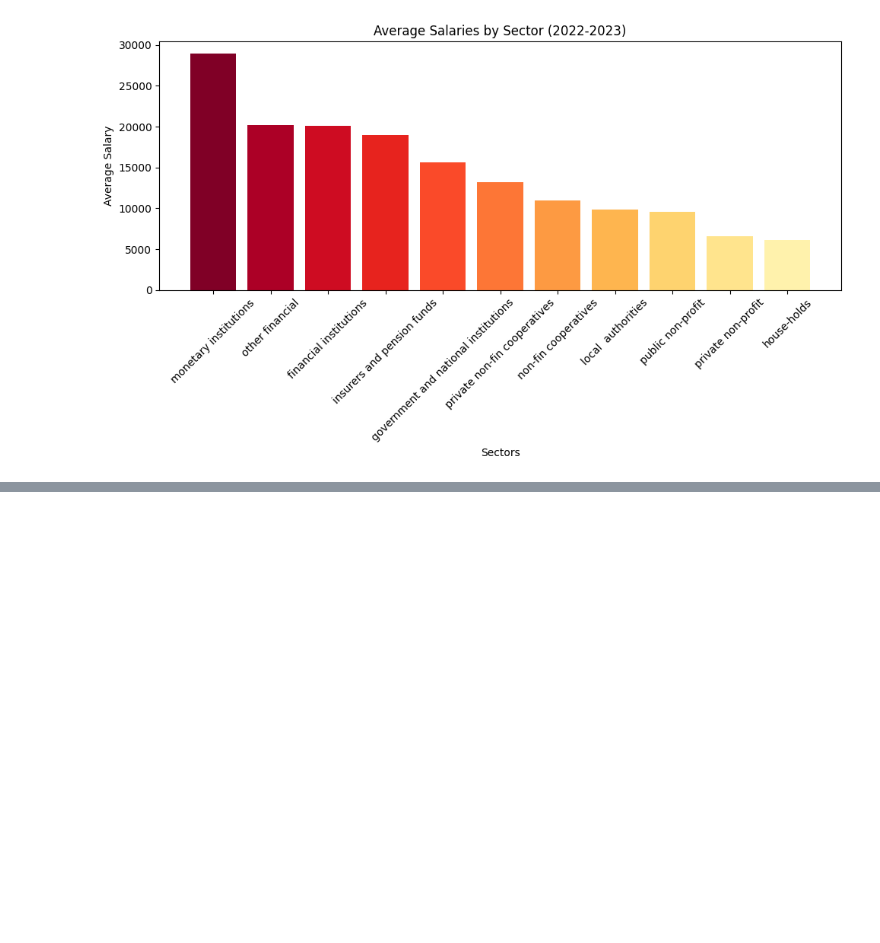
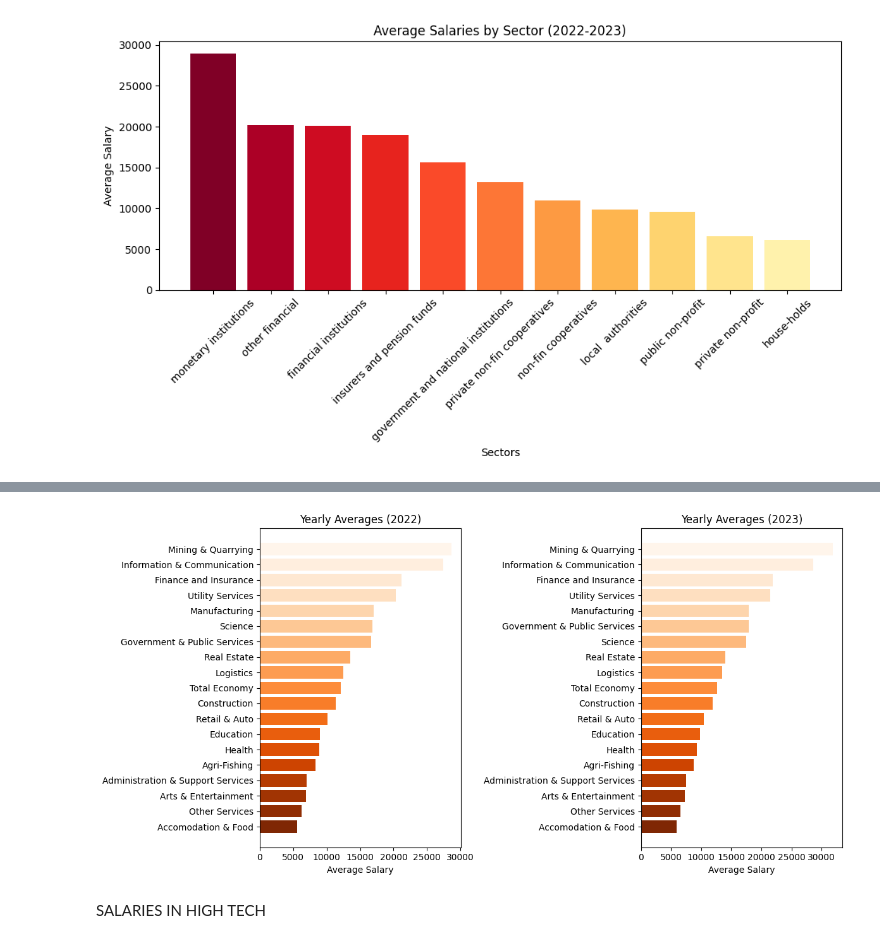
Before and after one commit to LeiaRz/Employment-and-wages-23, a Jupyter notebook: salary_stat_summary.ipynb, the cells around one changed output, grey strips where cells are left out. Cells and saved outputs as stored; diff of their text form; code cells hidden in the pictures; blank space fills up the shorter version.

```diff
--- a/salary_stat_summary.ipynb
+++ b/salary_stat_summary.ipynb
@@ -166,6 +162,11 @@ print(non_isr.columns.tolist())
 # %% [output]
 ['Date', 'Other', 'Health Care', 'Employment activities', 'Accomodation & Food', 'Construction', 'Agri-Fishing']
 # %%
+non_isr['Date'] = pd.to_datetime(non_isr['Date'], format='%B, %Y')
+
+non_isr_2020 = non_isr[non_isr['Date'].dt.year == 2020]
+non_isr_2021 = non_isr[non_isr['Date'].dt.year == 2021]
+non_isr_2022 = non_isr[non_isr['Date'].dt.year == 2022]
 
 # Calculating yearly averages
 nonisr_averages_2020 = non_isr_2020[['Other', 'Health Care', 'Employment activities', 'Accomodation & Food', 'Construction', 'Agri-Fishing']].mean().round(2)
@@ -287,0 +381,40 @@ plt.show()
+# %%
+# Comparing results for 2022 and 2023
+
+wages_inds['Date'] = pd.to_datetime(wages_inds['Date'], format='%B, %Y') # Converting the 'Date' column to datetime
+
+# Separating data for 2022 and 2023
+wages_inds_2022 = wages_inds[wages_inds['Date'].dt.year == 2022]
+wages_inds_2023 = wages_inds[wages_inds['Date'].dt.year == 2023]
+
+# Calculating yearly averages
+yearly_averages_2022 = wages_inds_2022[['Other Services', 'Arts & Entertainment', 'Health', 'Education', 'Government & Public Services', 'Administration & Support Services', 'Science', 'Real Estate', 'Finance and Insurance', 'Information & Communication', 'Accomodation & Food', 'Logistics', 'Retail & Auto', 'Construction', 'Utility Services', 'Manufacturing', 'Mining & Quarrying', 'Agri-Fishing', 'Total Economy']].mean().round(2)
+yearly_averages_2023 = wages_inds_2023[['Other Services', 'Arts & Entertainment', 'Health', 'Education', 'Government & Public Services', 'Administration & Support Services', 'Science', 'Real Estate', 'Finance and Insurance', 'Information & Communication', 'Accomodation & Food', 'Logistics', 'Retail & Auto', 'Construction', 'Utility Services', 'Manufacturing', 'Mining & Quarrying', 'Agri-Fishing', 'Total Economy']].mean().round(2)
+
+yearly_averages_2022 = yearly_averages_2022.sort_values(ascending=False)
+yearly_averages_2023 = yearly_averages_2023.sort_values(ascending=False)
+
+# Creating a gradient pallete
+colors = plt.cm.Oranges(np.linspace(0, 1, len(yearly_averages_2022)))
+
+# Create two separate barcharts
+plt.figure(figsize=(12, 6))
+
+
+plt.subplot(1, 2, 1)
+plt.barh(yearly_averages_2022.index, yearly_averages_2022, color=colors)
+plt.xlabel('Average Salary')
+plt.title('Yearly Averages (2022)')
+plt.gca().invert_yaxis()
+
+
+plt.subplot(1, 2, 2)
+plt.barh(yearly_averages_2023.index, yearly_averages_2023, color=colors)
+plt.xlabel('Average Salary')
+plt.title('Yearly Averages (2023)')
+plt.gca().invert_yaxis()
+
+plt.tight_layout()
+plt.show()
+# %% [output]
+[figure, added]
@@ -287,0 +423,2 @@ plt.show()
+# %% [markdown]
+SALARIES IN HIGH TECH
```
Also changed, not shown: parts of 27 cells of this notebook, 2 other files.
